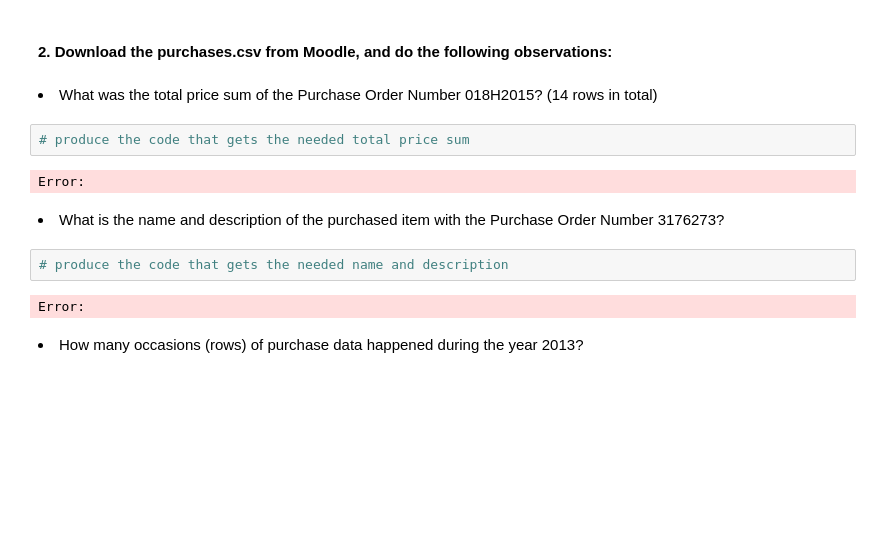
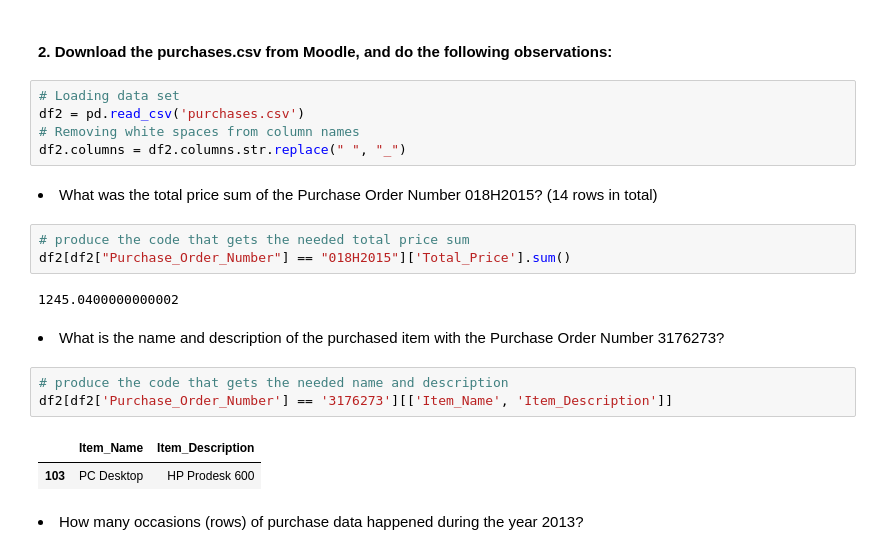
Before and after one commit to KirSobolev/Introduction-to-data-analytics, a Jupyter notebook: Exercise_set_2_Pandas/DataAnalyticsExerciseSet2.ipynb, the cells around one changed output. Cells and saved outputs as stored; diff of their text form; blank space fills up the shorter version.

```diff
--- a/Exercise_set_2_Pandas/DataAnalyticsExerciseSet2.ipynb
+++ b/Exercise_set_2_Pandas/DataAnalyticsExerciseSet2.ipynb
@@ -175,16 +182,24 @@ Error:
 # %% [markdown]
 <h4><b>2. Download the purchases.csv from Moodle, and do the following observations:</b></h4>
+# %%
+# Loading data set
+df2 = pd.read_csv('purchases.csv')
+# Removing white spaces from column names
+df2.columns = df2.columns.str.replace(" ", "_")
 # %% [markdown]
 <li>What was the total price sum of the Purchase Order Number 018H2015? (14 rows in total)</li>
 # %%
 # produce the code that gets the needed total price sum
+df2[df2["Purchase_Order_Number"] == "018H2015"]['Total_Price'].sum()
 # %% [output]
-Error:
+1245.0400000000002
 # %% [markdown]
 <li>What is the name and description of the purchased item with the Purchase Order Number 3176273?</li>
 # %%
 # produce the code that gets the needed name and description
+df2[df2['Purchase_Order_Number'] == '3176273'][['Item_Name', 'Item_Description']]
 # %% [output]
-Error:
+|  | Item_Name | Item_Description |
+| 103 | PC Desktop | HP Prodesk 600 |
 # %% [markdown]
 <li>How many occasions (rows) of purchase data happened during the year 2013?</li>
```
Also changed, not shown: parts of 24 cells of this notebook, 2 other files.
